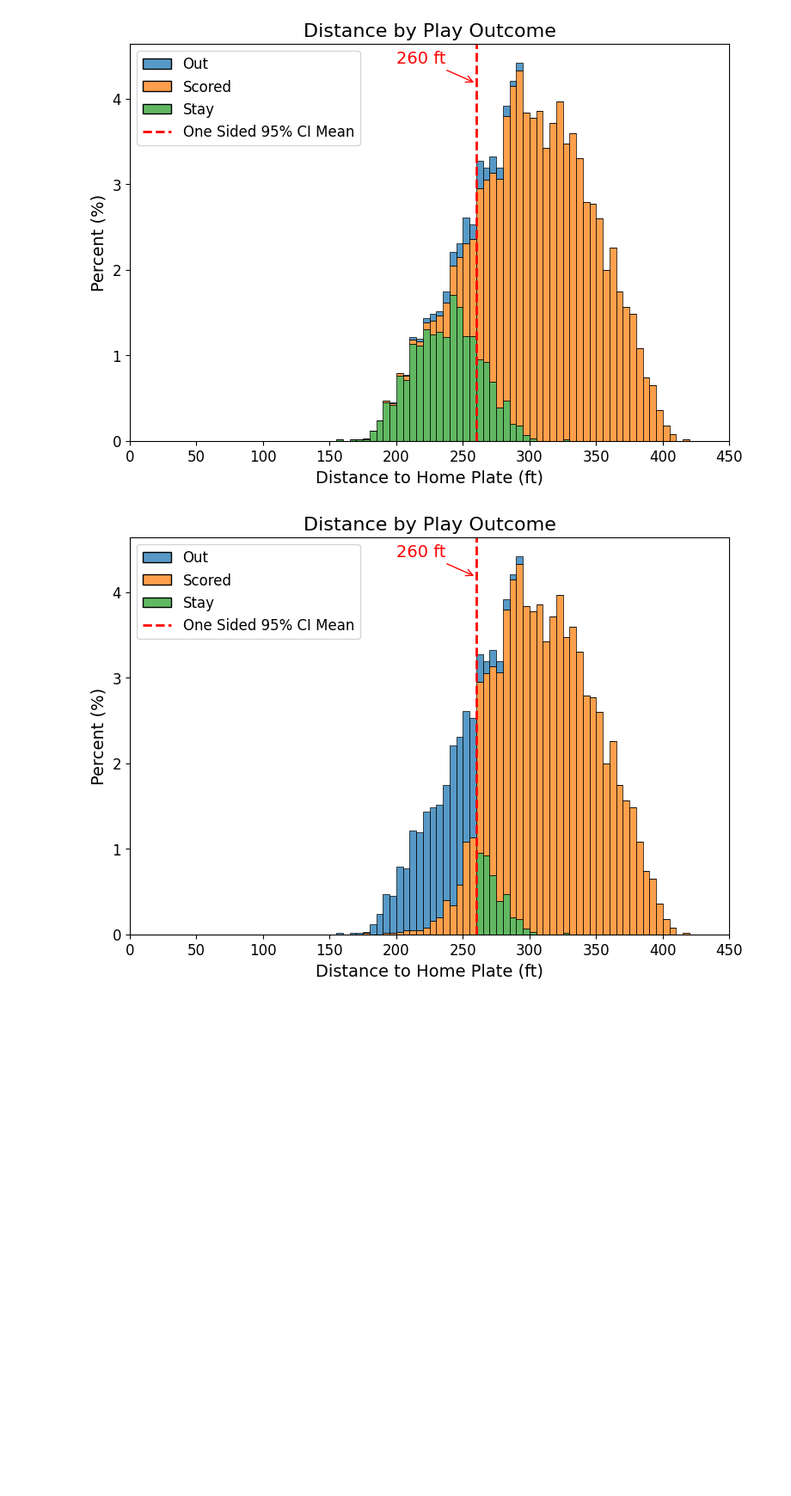
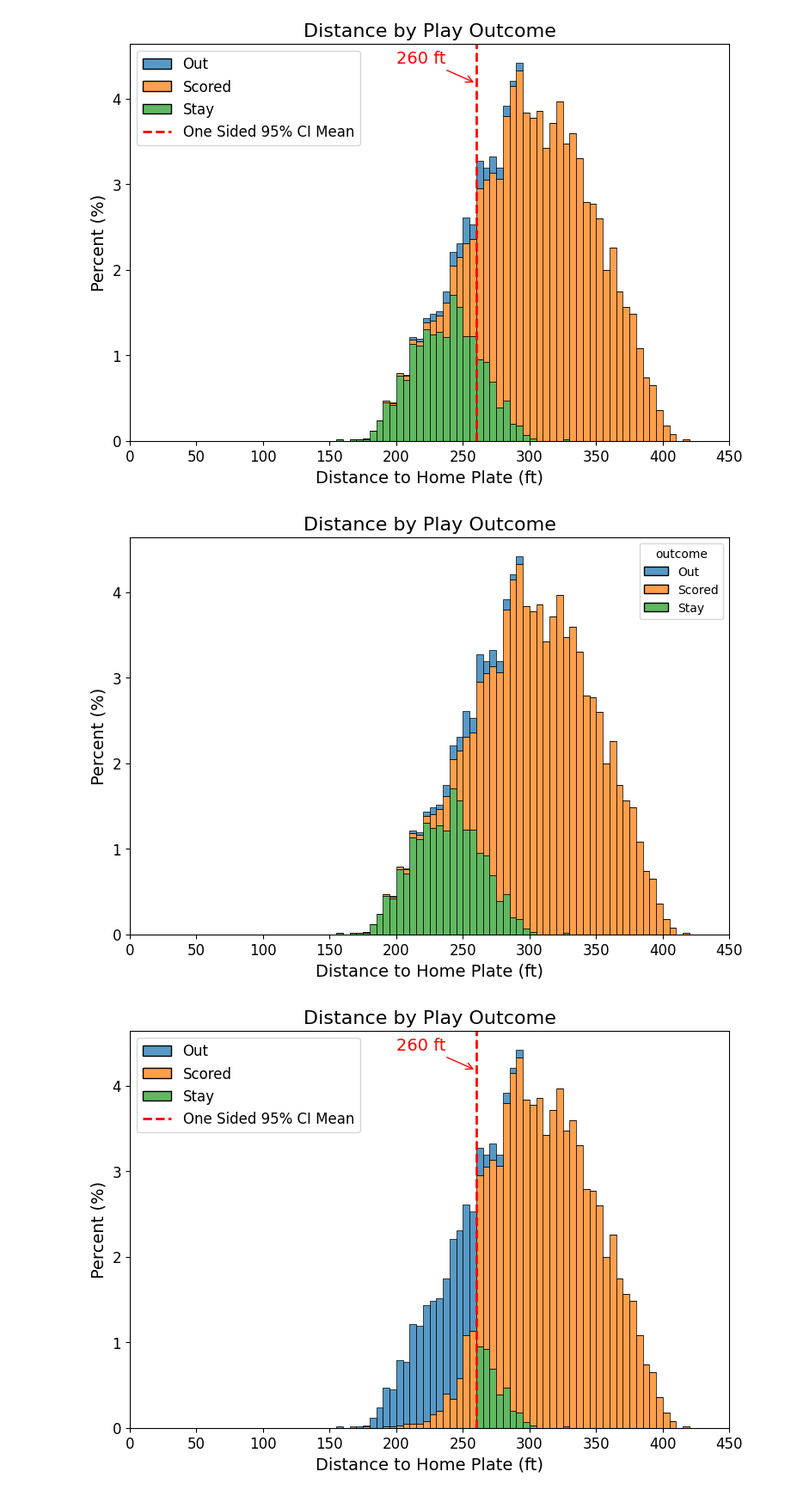
Before and after one commit to Dodgers-Capstone/Sacrifice-Fly-Modeling, a Jupyter notebook: notebooks/eda_censoring.ipynb, the cells around one changed output. Shown at 86% size. Saved outputs shown, nothing was run; the diff lists cells and outputs as text; code cells hidden in the pictures; blank space fills up the shorter version.

Commit message:
Added basic distance histogram

```diff
--- a/notebooks/eda_censoring.ipynb
+++ b/notebooks/eda_censoring.ipynb
@@ -198,6 +198,34 @@ plt.xlim(0, 450)
 plt.show()
 # %% [output]
 [figure]
+# %%
+
+# Create stacked histogram
+plt.figure(figsize=(9, 6))
+ax = sns.histplot(data=combined_pd,
+                 x="distance_catch_to_home",
+                 hue="outcome",
+                 stat="percent",
+                 binrange=(0, 450),
+                 binwidth=5,
+                 multiple="stack")
+
+# Save the legend for later
+legend = ax.get_legend()
+handles = legend.legend_handles
+labels = [t.get_text() for t in legend.get_texts()]
+
+# Plot Formatting
+plt.title('Distance by Play Outcome', fontsize=16)
+plt.xlabel('Distance to Home Plate (ft)', fontsize=14)
+plt.ylabel('Percent (%)', fontsize=14)
+plt.xticks(fontsize=12)
+plt.yticks(fontsize=12)
+plt.xlim(0, 450)
+
+plt.show()
+# %% [output]
+[figure, added]
 # %%
 combined_censored_lf = combined_lf.with_columns(
     pl.when((pl.col("outcome") == pl.lit("Stay")) & (pl.col("distance_catch_to_home") <= 260))
```
Also changed, not shown: parts of 1 cell of this notebook.
